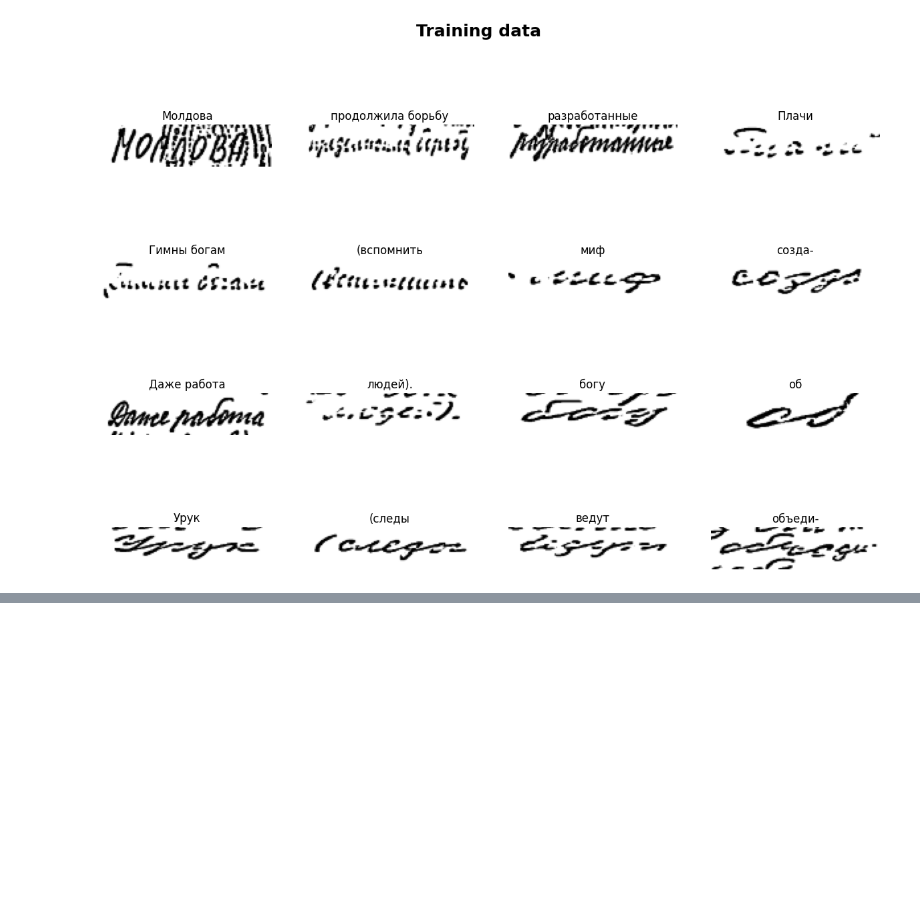
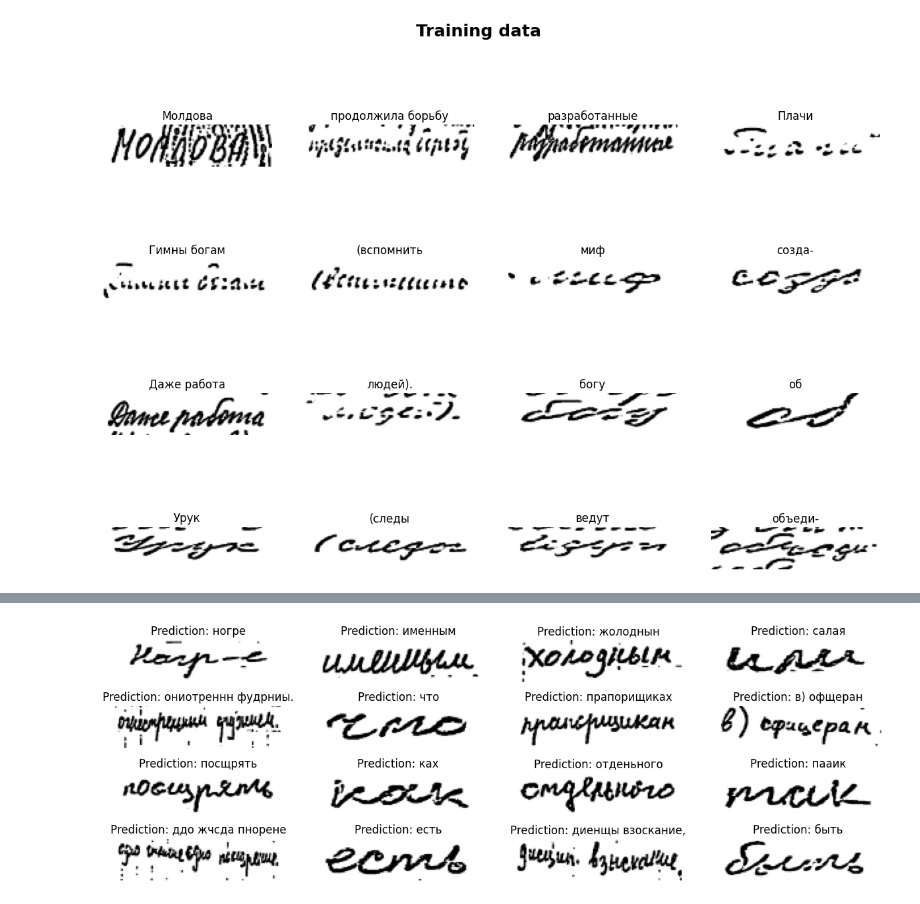
Before and after one commit to prcstak/service_text_recognition, a Jupyter notebook: notebooks/first-model.ipynb, the cells around one changed output, grey strips where cells are left out. Cells and saved outputs as stored; diff of their text form; code cells hidden in the pictures; blank space fills up the shorter version.

```diff
--- a/notebooks/first-model.ipynb
+++ b/notebooks/first-model.ipynb
@@ -173,14 +153,4 @@ View run at https://wandb.ai/prcstak/HWTR%20v1/runs/bjl5enwj
 # %%
-# Mapping characters to integers
-char_to_num = layers.experimental.preprocessing.StringLookup(
-    vocabulary=char_list, num_oov_indices=0, mask_token=None
-)
-
-# Mapping integers back to original characters
-num_to_char = layers.experimental.preprocessing.StringLookup(
-    vocabulary=char_to_num.get_vocabulary(), mask_token=None, invert=True
-)
-
 train_data_fig, ax = plt.subplots(4, 4, figsize=(15, 10))
 train_data_fig.suptitle('Training data', weight='bold', size=18)
 
@@ -198,9 +168,6 @@ for batch in train_dataset.take(1):
         ax[i // 4, i % 4].axis("off")
 
 plt.show()
-
-
-wandb.log({"train_data": train_data_fig})
 # %% [output]
 [figure]
 # %%
@@ -497,5 +483,6 @@ for batch in validation_dataset.take(1):
         ax[i // 4, i % 4].set_title(title)
         ax[i // 4, i % 4].axis("off")
 
+    wandb.log({"prediction_best_epoch": fig})
 plt.show()
 # %% [output]
@@ -503,3 +490,4 @@ NameError: name 'prediction_model' is not defined
+[figure, added]
 # %%
 wandb.log({"prediction_best_epoch": fig})
 # %%
```
Also changed, not shown: parts of 19 cells of this notebook.
